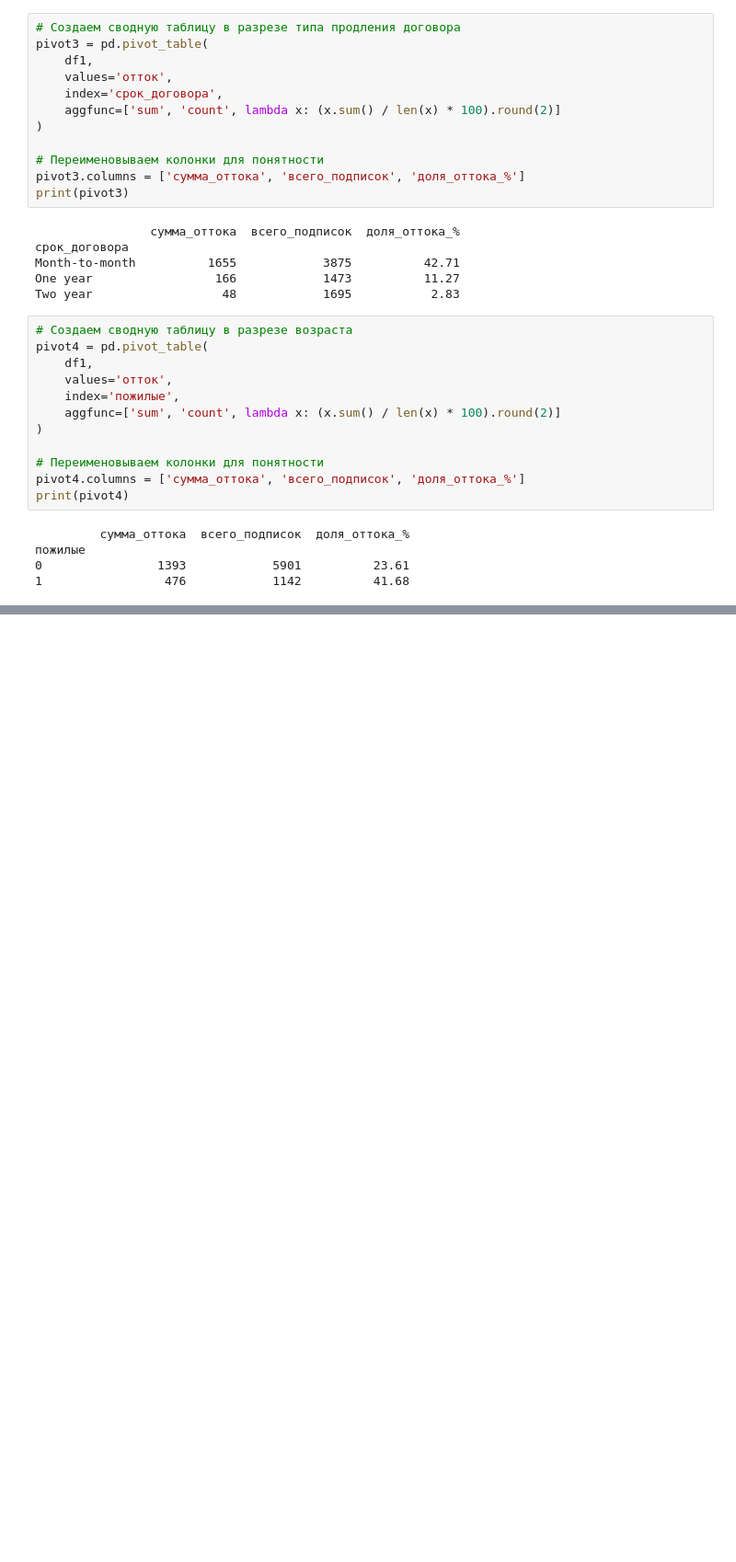
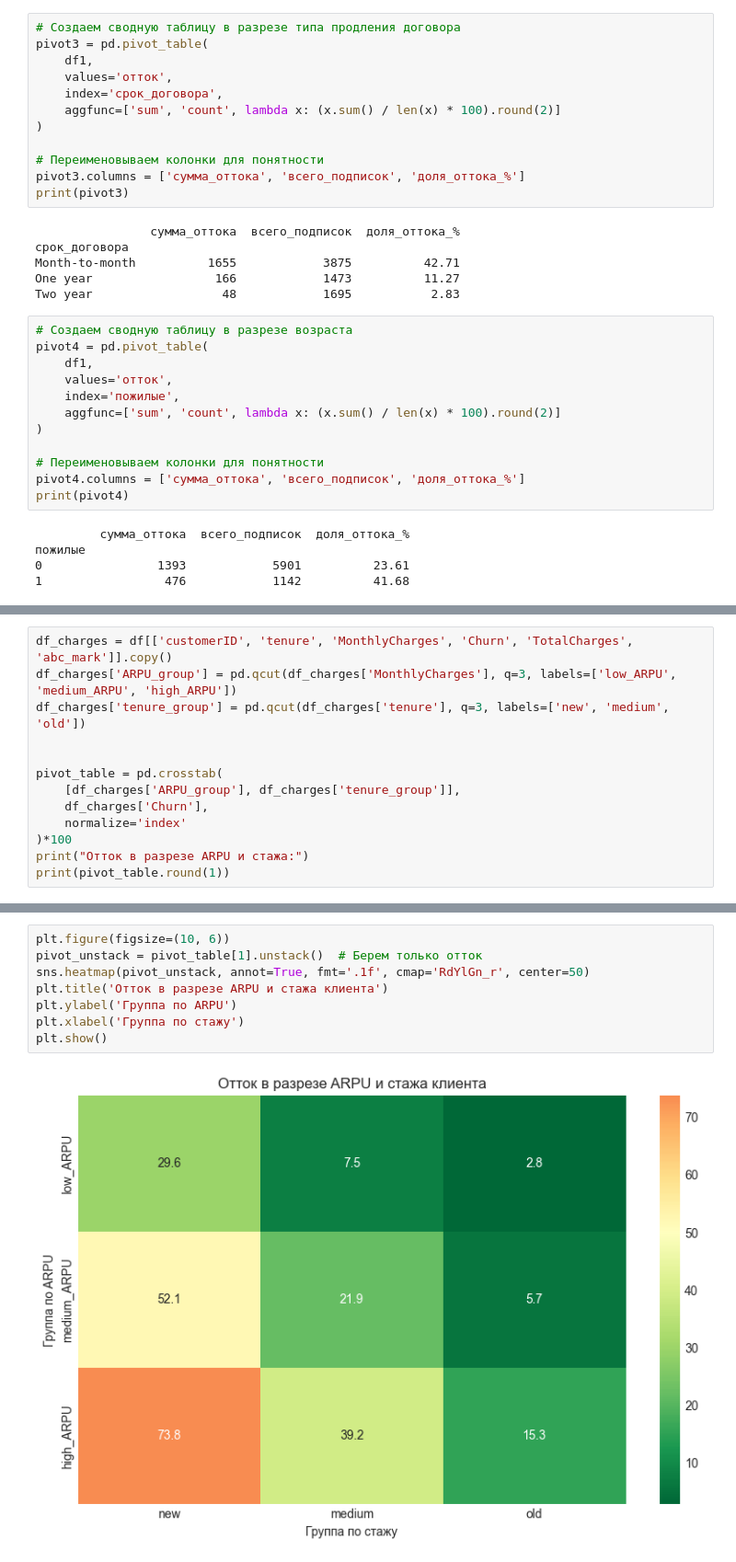
Before and after one commit to MargoUtropova/product_analitics_portfolio, a Jupyter notebook: notebooks/MobileData_Analysis.ipynb, the cells around one changed output, grey strips where cells are left out. Shown at 92% size. Drawn from its saved outputs; the diff is of its cells as text; blank space fills up the shorter version.

```diff
--- a/notebooks/MobileData_Analysis.ipynb
+++ b/notebooks/MobileData_Analysis.ipynb
@@ -544,0 +694,13 @@ print(pivot4)
+# %%
+df_charges = df[['customerID', 'tenure', 'MonthlyCharges', 'Churn', 'TotalCharges', 'abc_mark']].copy()
+df_charges['ARPU_group'] = pd.qcut(df_charges['MonthlyCharges'], q=3, labels=['low_ARPU', 'medium_ARPU', 'high_ARPU'])
+df_charges['tenure_group'] = pd.qcut(df_charges['tenure'], q=3, labels=['new', 'medium', 'old'])
+
+
+pivot_table = pd.crosstab(
+    [df_charges['ARPU_group'], df_charges['tenure_group']],
+    df_charges['Churn'],
+    normalize='index'
+)*100
+print("Отток в разрезе ARPU и стажа:")
+print(pivot_table.round(1))
@@ -544,0 +720,10 @@ print(pivot4)
+# %%
+plt.figure(figsize=(10, 6))
+pivot_unstack = pivot_table[1].unstack()  # Берем только отток
+sns.heatmap(pivot_unstack, annot=True, fmt='.1f', cmap='RdYlGn_r', center=50)
+plt.title('Отток в разрезе ARPU и стажа клиента')
+plt.ylabel('Группа по ARPU')
+plt.xlabel('Группа по стажу')
+plt.show()
+# %% [output]
+[figure, added]
```
Also changed, not shown: parts of 23 cells of this notebook.
